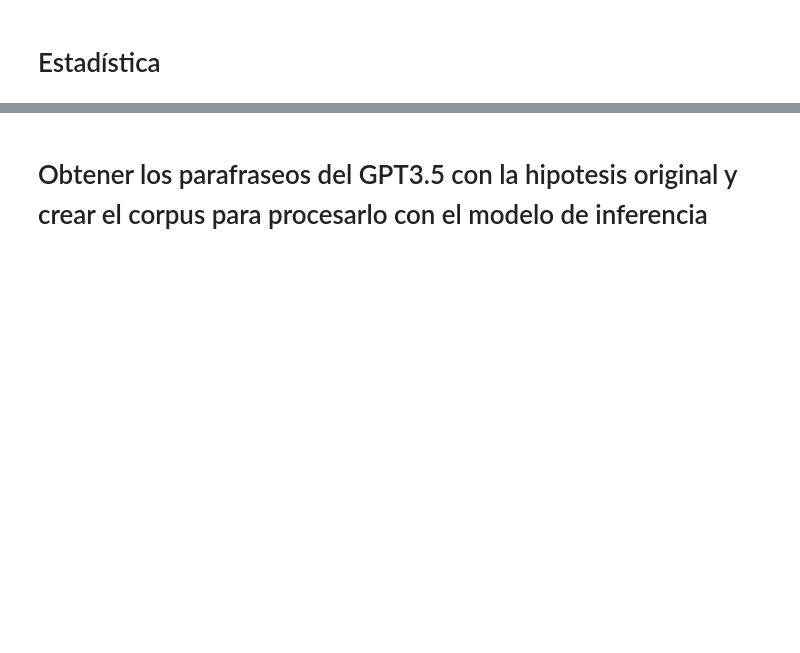
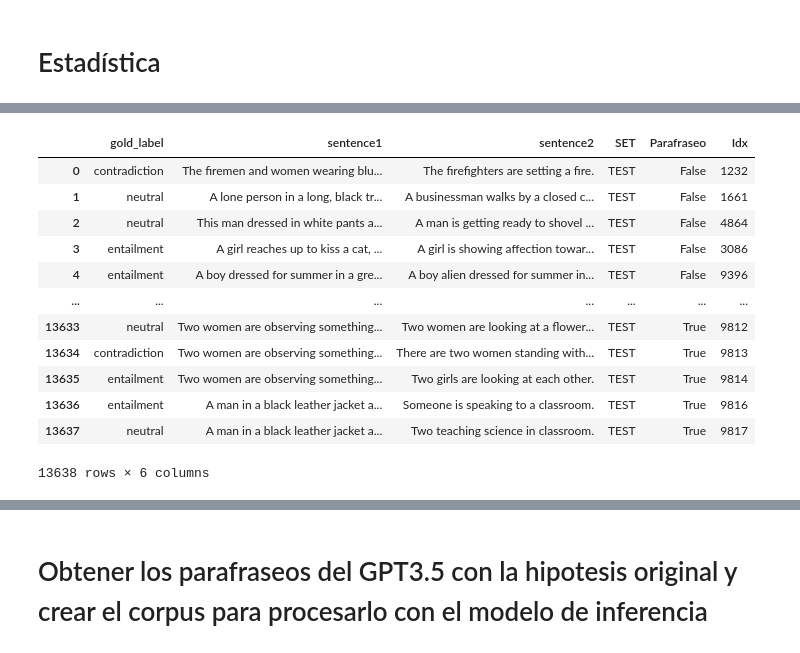
Before and after one commit to david-T-M/RTE_Parik, a Jupyter notebook: Estadistica_correctos_incorrectos.ipynb, the cells around one changed output, grey strips where cells are left out. Saved outputs shown, nothing was run; the diff lists cells and outputs as text; code cells hidden in the pictures; blank space fills up the shorter version.

```diff
--- a/Estadistica_correctos_incorrectos.ipynb
+++ b/Estadistica_correctos_incorrectos.ipynb
@@ -242,0 +238,17 @@ dfn
+# %%
+df_test=pd.read_csv("data/salida_p/1/TEST_new_1_0.csv")
+df_test
+# %% [output]
+|  | gold_label | sentence1 | sentence2 | SET | Parafraseo | Idx |
+| 0 | contradiction | The firemen and women wearing blu... | The firefighters are setting a fire. | TEST | False | 1232 |
+| 1 | neutral | A lone person in a long, black tr... | A businessman walks by a closed c... | TEST | False | 1661 |
+| 2 | neutral | This man dressed in white pants a... | A man is getting ready to shovel ... | TEST | False | 4864 |
+| 3 | entailment | A girl reaches up to kiss a cat, ... | A girl is showing affection towar... | TEST | False | 3086 |
+| 4 | entailment | A boy dressed for summer in a gre... | A boy alien dressed for summer in... | TEST | False | 9396 |
+| ... | ... | ... | ... | ... | ... | ... |
+| 13633 | neutral | Two women are observing something... | Two women are looking at a flower... | TEST | True | 9812 |
+| 13634 | contradiction | Two women are observing something... | There are two women standing with... | TEST | True | 9813 |
+| 13635 | entailment | Two women are observing something... | Two girls are looking at each other. | TEST | True | 9814 |
+| 13636 | entailment | A man in a black leather jacket a... | Someone is speaking to a classroom. | TEST | True | 9816 |
+| 13637 | neutral | A man in a black leather jacket a... | Two teaching science in classroom. | TEST | True | 9817 |
+13638 rows × 6 columns
```
Also changed, not shown: parts of 53 cells of this notebook.
